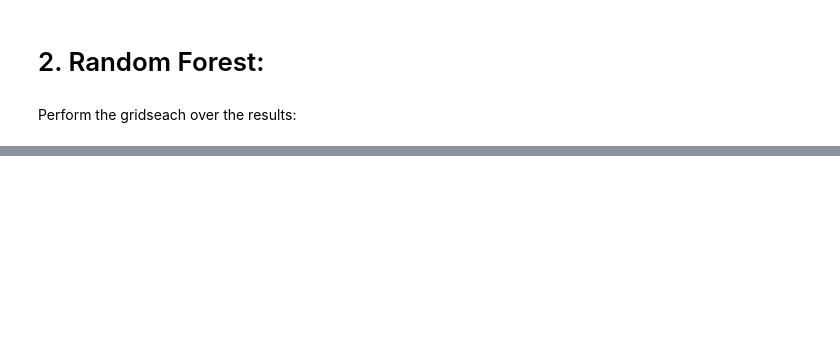
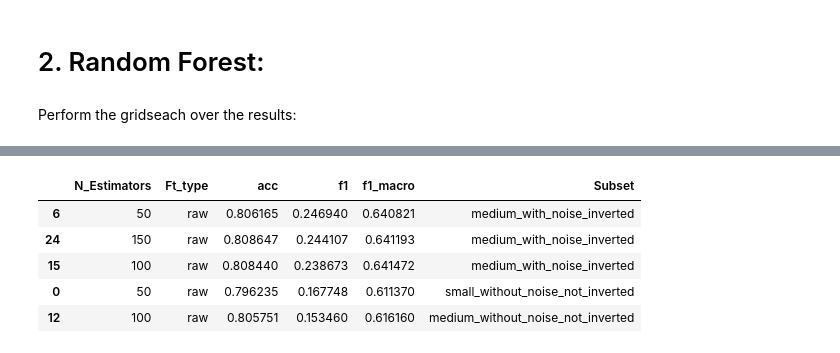
Before and after one commit to vvcastro/vision-chestXRay, a Jupyter notebook: feature_based/training.ipynb, the cells around one changed output, grey strips where cells are left out. Drawn from its saved outputs; the diff is of its cells as text; code cells hidden in the pictures; blank space fills up the shorter version.

```diff
--- a/feature_based/training.ipynb
+++ b/feature_based/training.ipynb
@@ -216,8 +221,7 @@ NameError: name 'svm_results' is not defined
 from itertools import product
 
 DATA_SUBSETS = [
-    'small_without_noise_not_inverted', 'small_with_noise_inverted',
-    'medium_without_noise_not_inverted', 'medium_with_noise_inverted',
+    'small_without_noise_not_inverted', 'medium_without_noise_not_inverted', 'medium_with_noise_inverted',
     # 'small_with_noise_not_inverted', 'small_without_noise_inverted'
 ]
 
@@ -304,0 +327,9 @@ rf_results
+# %%
+rf_results.sort_values(by=['f1', 'f1_macro'], ascending=False).head(n=5)
+# %% [output]
+|  | N_Estimators | Ft_type | acc | f1 | f1_macro | Subset |
+| 6 | 50 | raw | 0.806165 | 0.246940 | 0.640821 | medium_with_noise_inverted |
+| 24 | 150 | raw | 0.808647 | 0.244107 | 0.641193 | medium_with_noise_inverted |
+| 15 | 100 | raw | 0.808440 | 0.238673 | 0.641472 | medium_with_noise_inverted |
+| 0 | 50 | raw | 0.796235 | 0.167748 | 0.611370 | small_without_noise_not_inverted |
+| 12 | 100 | raw | 0.805751 | 0.153460 | 0.616160 | medium_without_noise_not_inverted |
```
Also changed, not shown: parts of 3 cells of this notebook, 5 other files.
